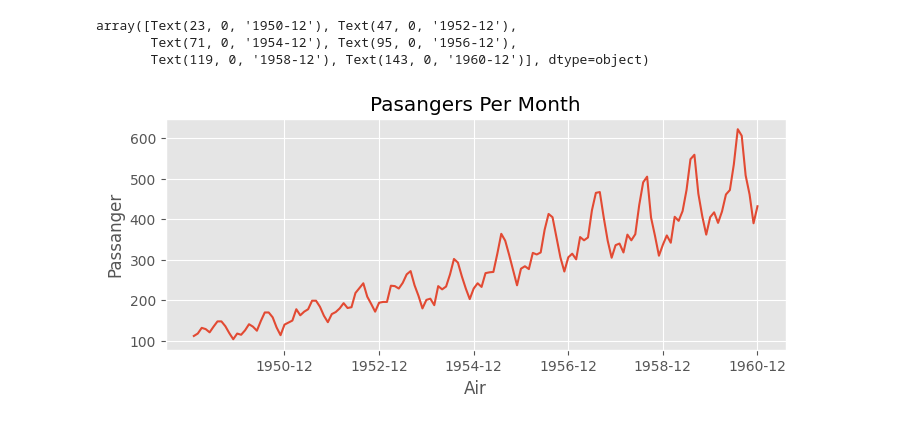
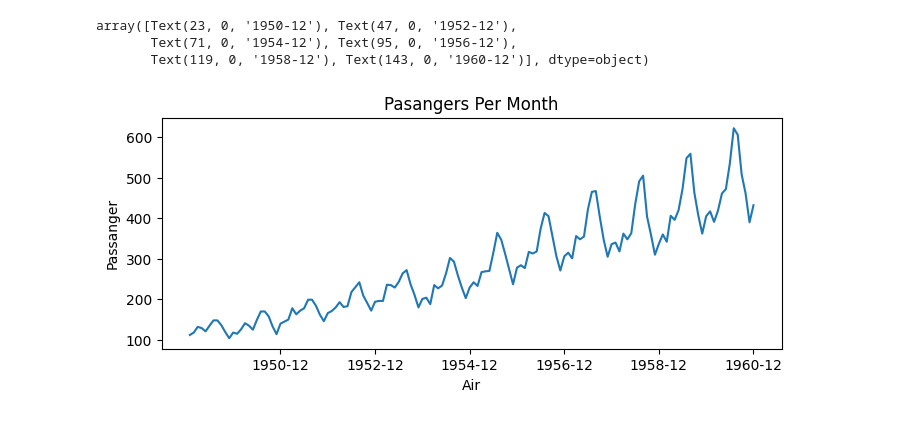
Before and after one commit to Rushank14/Python-Notebooks, a Jupyter notebook: notebooks/visualisation.ipynb, the cells around one changed output. Drawn from its saved outputs; the diff is of its cells as text; code cells hidden in the pictures.

```diff
--- a/notebooks/visualisation.ipynb
+++ b/notebooks/visualisation.ipynb
@@ -205,13 +205,13 @@ array([Text(23, 0, '1950-12'), Text(47, 0, '1952-12'),
        Text(71, 0, '1954-12'), Text(95, 0, '1956-12'),
        Text(119, 0, '1958-12'), Text(143, 0, '1960-12')], dtype=object)
 # %%
-plt.style.
+plt.style.use('default')
 plt.figure(figsize = (8,3))
 sns.lineplot(data = air, x = 'Month', y = 'Passengers')
 plt.title('Pasangers Per Month')
 plt.xticks(range(23,144,24))
 plt.xlabel('Air')
 plt.ylabel('Passanger')
 plt.show()
 # %% [output]
-[figure, old version]
+[figure, new version]
```
Also changed, not shown: parts of 2 cells of this notebook, 3 other files.
